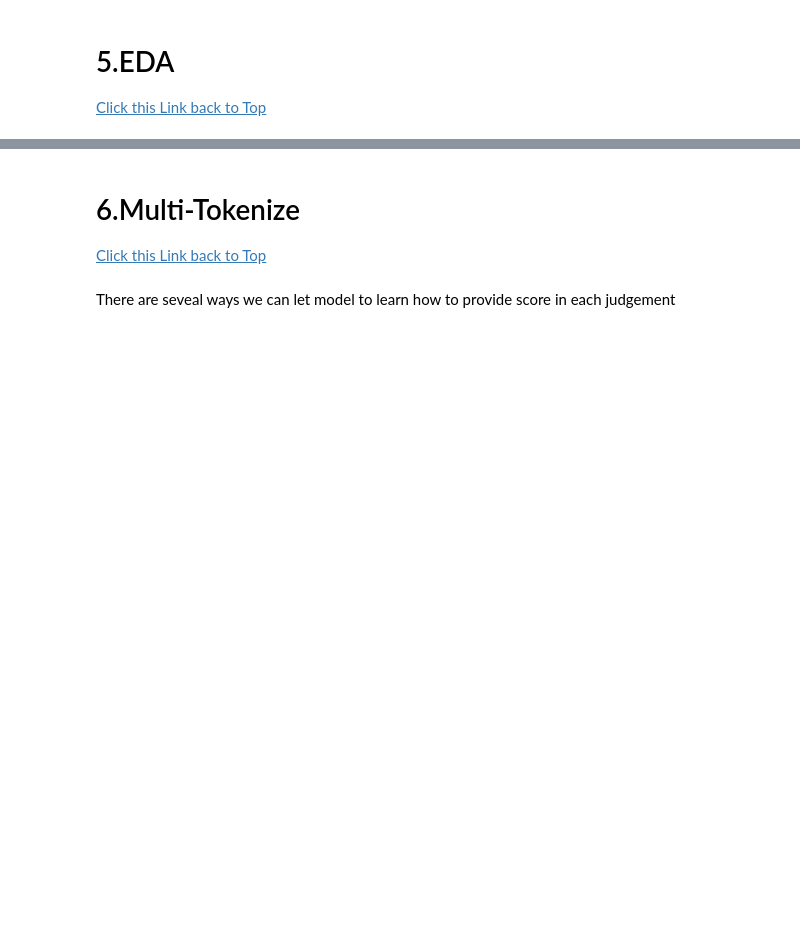
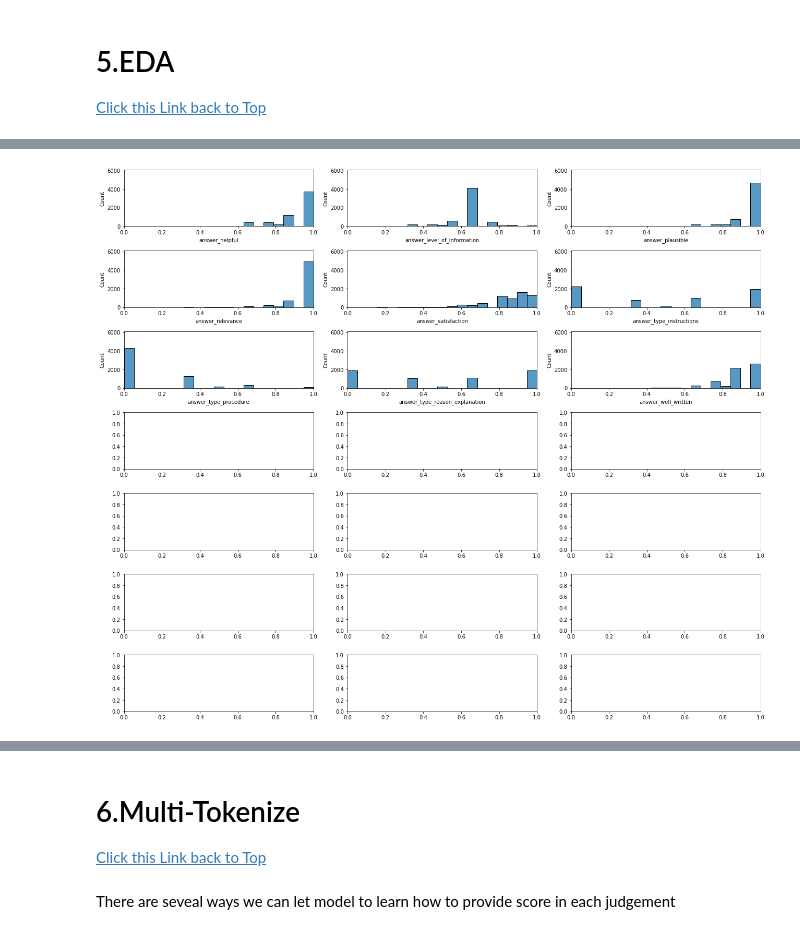
Before and after one commit to L3P3titPrince/40_Google_Q-A, a Jupyter notebook: 31_Google_Q-A_11202020.ipynb, the cells around one changed output, grey strips where cells are left out. Drawn from its saved outputs; the diff is of its cells as text; code cells hidden in the pictures; blank space fills up the shorter version.

```diff
--- a/31_Google_Q-A_11202020.ipynb
+++ b/31_Google_Q-A_11202020.ipynb
@@ -382,0 +574,5 @@ NameError: name 'y_question_df' is not defined
+# %%
+eda_class = EdaData()
+eda_class.answer_plot(y_answer_df)
+# %% [output]
+[figure, added]
```
Also changed, not shown: parts of 62 cells of this notebook, 1 other file.
